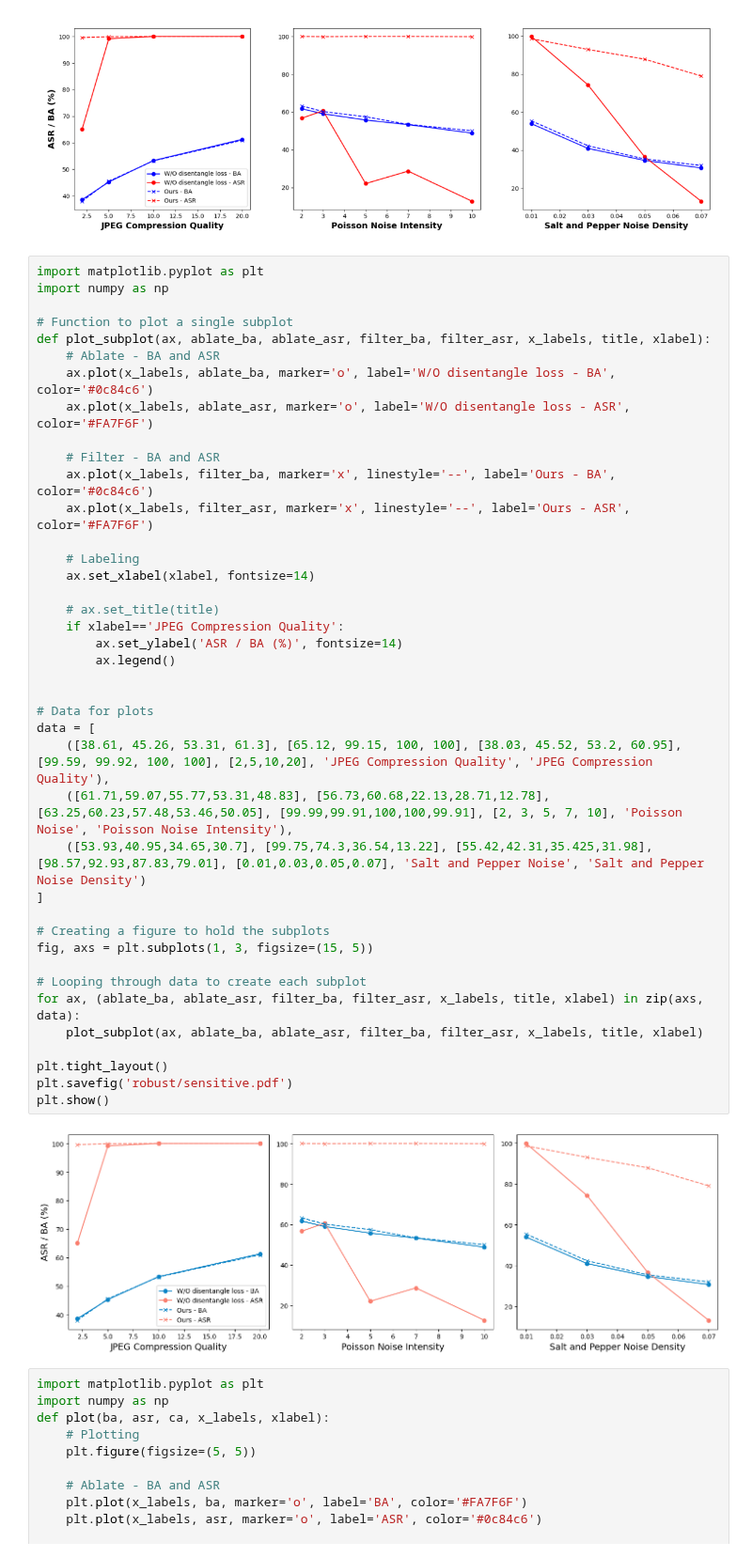
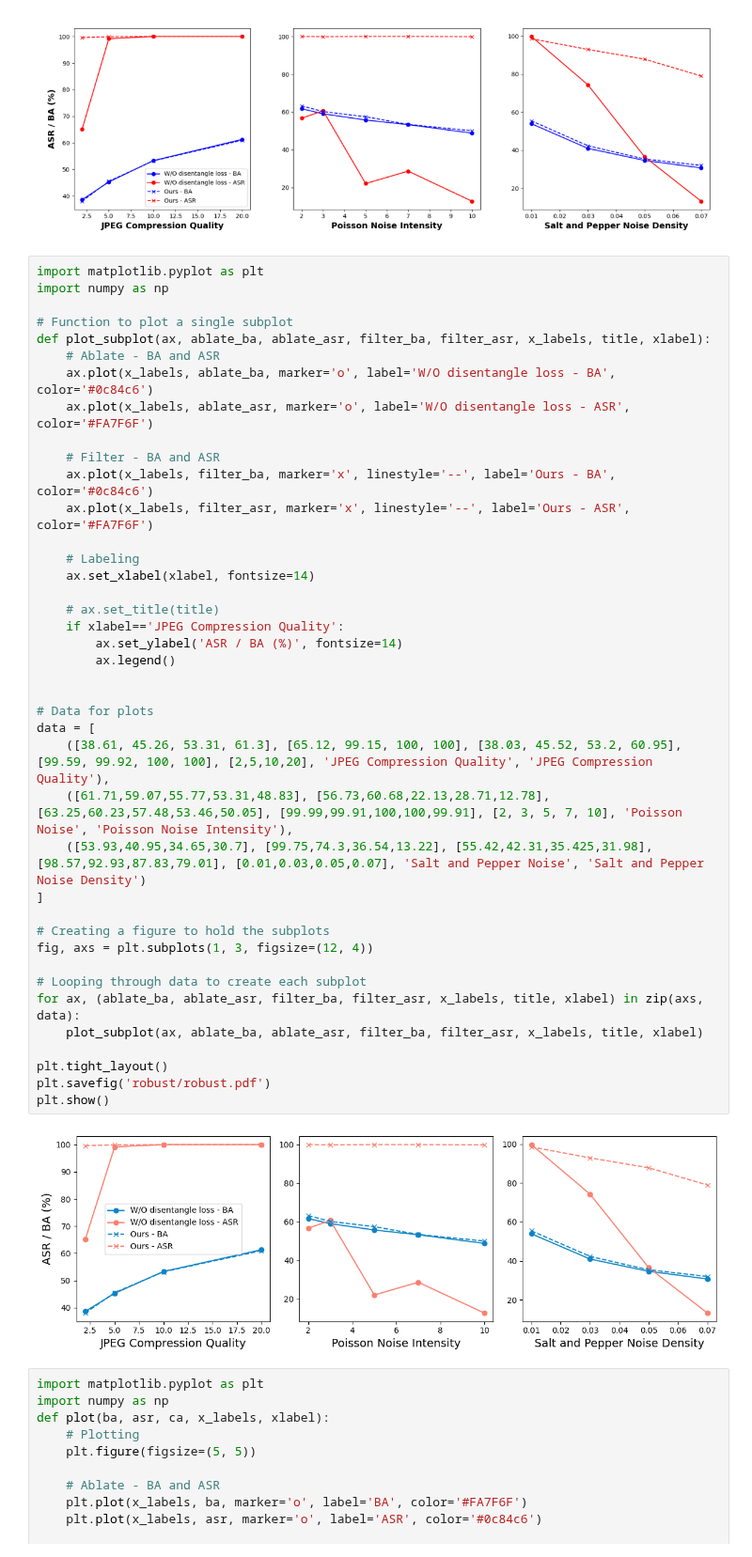
Before and after one commit to Zhang-Henry/badencoder_filter, a Jupyter notebook: defences/robustness.ipynb, the cells around one changed output. Shown at 94% size. Cells and saved outputs as stored; diff of their text form.

Commit message:
visualize

```diff
--- a/defences/robustness.ipynb
+++ b/defences/robustness.ipynb
@@ -138,36 +138,36 @@ def plot_subplot(ax, ablate_ba, ablate_asr, filter_ba, filter_asr, x_labels, tit
 
     # Filter - BA and ASR
     ax.plot(x_labels, filter_ba, marker='x', linestyle='--', label='Ours - BA', color='#0c84c6')
     ax.plot(x_labels, filter_asr, marker='x', linestyle='--', label='Ours - ASR', color='#FA7F6F')
 
     # Labeling
     ax.set_xlabel(xlabel, fontsize=14)
 
     # ax.set_title(title)
     if xlabel=='JPEG Compression Quality':
         ax.set_ylabel('ASR / BA (%)', fontsize=14)
         ax.legend()
 
 
 # Data for plots
 data = [
     ([38.61, 45.26, 53.31, 61.3], [65.12, 99.15, 100, 100], [38.03, 45.52, 53.2, 60.95], [99.59, 99.92, 100, 100], [2,5,10,20], 'JPEG Compression Quality', 'JPEG Compression Quality'),
     ([61.71,59.07,55.77,53.31,48.83], [56.73,60.68,22.13,28.71,12.78], [63.25,60.23,57.48,53.46,50.05], [99.99,99.91,100,100,99.91], [2, 3, 5, 7, 10], 'Poisson Noise', 'Poisson Noise Intensity'),
     ([53.93,40.95,34.65,30.7], [99.75,74.3,36.54,13.22], [55.42,42.31,35.425,31.98], [98.57,92.93,87.83,79.01], [0.01,0.03,0.05,0.07], 'Salt and Pepper Noise', 'Salt and Pepper Noise Density')
 ]
 
 # Creating a figure to hold the subplots
-fig, axs = plt.subplots(1, 3, figsize=(15, 5))
+fig, axs = plt.subplots(1, 3, figsize=(12, 4))
 
 # Looping through data to create each subplot
 for ax, (ablate_ba, ablate_asr, filter_ba, filter_asr, x_labels, title, xlabel) in zip(axs, data):
     plot_subplot(ax, ablate_ba, ablate_asr, filter_ba, filter_asr, x_labels, title, xlabel)
 
 plt.tight_layout()
-plt.savefig('robust/sensitive.pdf')
+plt.savefig('robust/robust.pdf')
 plt.show()
 # %% [output]
-[figure, old version]
+[figure, new version]
 # %%
 import matplotlib.pyplot as plt
 import numpy as np
```
Also changed, not shown: 18 other files.
